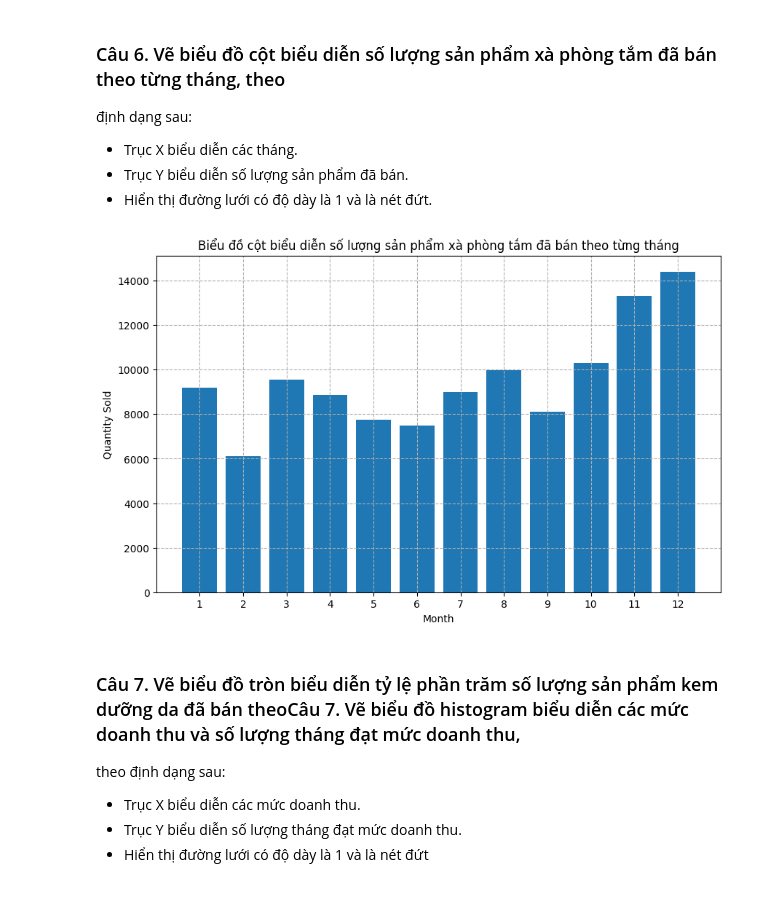
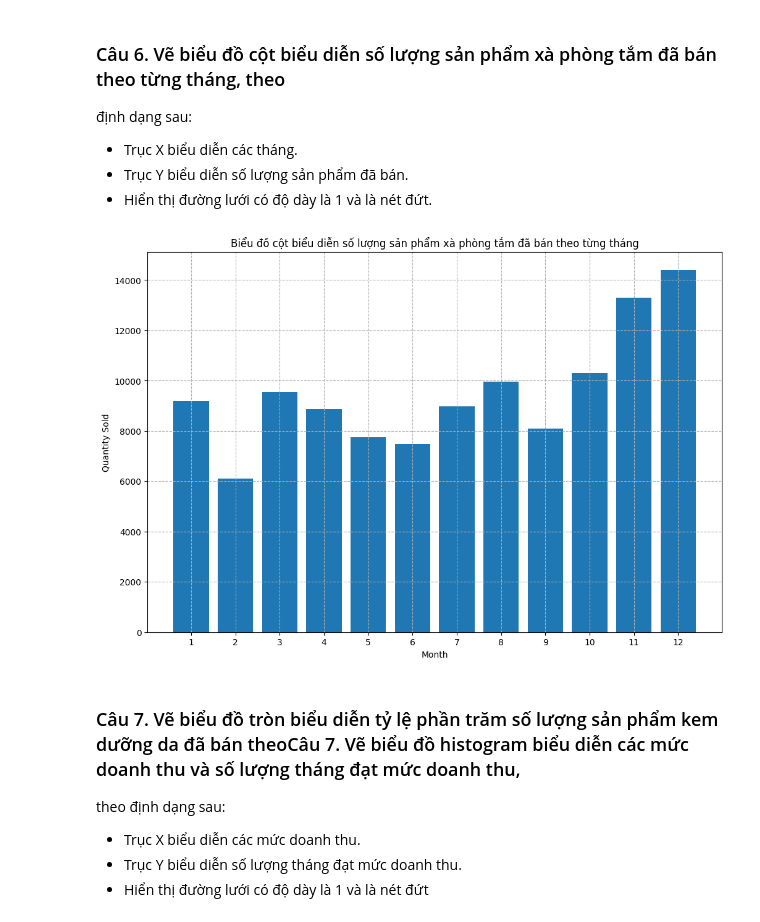
Before and after one commit to phat072/IE229_LAB, a Jupyter notebook: tuan2/BT_lamthem.ipynb, the cells around one changed output. Cells and saved outputs as stored; diff of their text form; code cells hidden in the pictures.

```diff
--- a/tuan2/BT_lamthem.ipynb
+++ b/tuan2/BT_lamthem.ipynb
@@ -225,28 +219,28 @@ plt.show()
 # %%
 import matplotlib.pyplot as plt
 
 # Get the quantity of bathing soap sold each month
 bathing_soap_sales = df['bathingsoap'].values
-plt.figure(figsize=(10, 6))
+plt.figure(figsize=(12, 8))
 
 months = range(1, 13)
 
 # Create a bar chart
 plt.bar(months, bathing_soap_sales)
 
 # Set the name for the x-axis and y-axis
 plt.xlabel('Month')
 plt.ylabel('Quantity Sold')
 
 plt.xticks(months)
 
 # Display the grid with dashed line style
 plt.grid(linestyle='dashed')
 plt.title("Biểu đồ cột biểu diễn số lượng sản phẩm xà phòng tắm đã bán theo từng tháng")
 # Display the chart
 plt.show()
 # %% [output]
-[figure, old version]
+[figure, new version]
 # %% [markdown]
 ### Câu 7. Vẽ biểu đồ tròn biểu diễn tỷ lệ phần trăm số lượng sản phẩm kem dưỡng da đã bán theoCâu 7. Vẽ biểu đồ histogram biểu diễn các mức doanh thu và số lượng tháng đạt mức doanh thu,
 theo định dạng sau:
```
Also changed, not shown: parts of 11 cells of this notebook, 1 other file.
